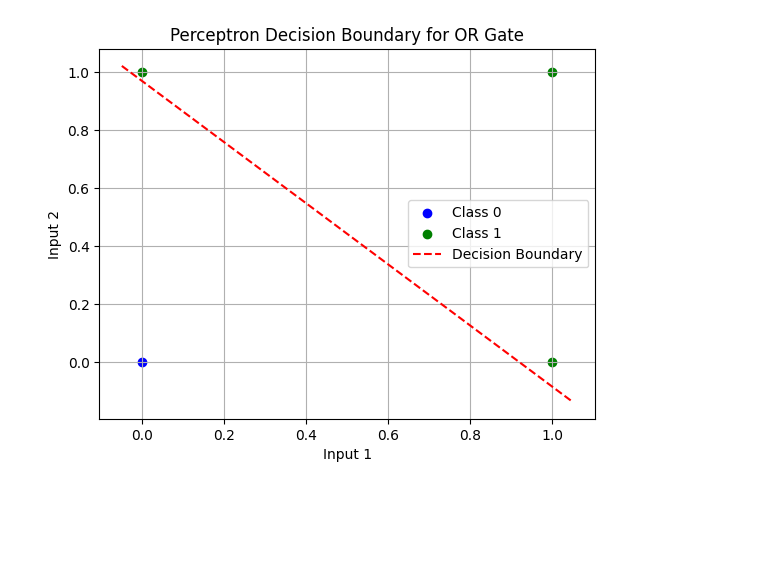
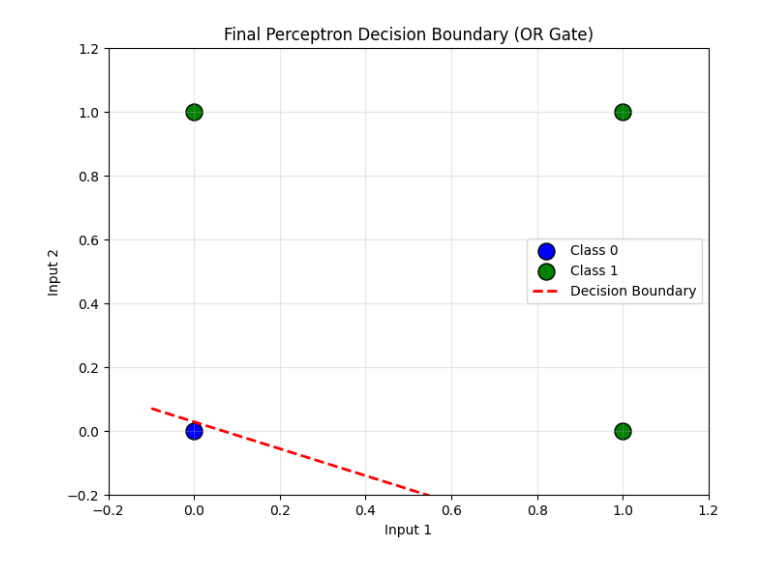
Before and after one commit to AdrianGabryla/MachineLearning, a Jupyter notebook: perceptron.ipynb, the cells around one changed output. Saved outputs shown, nothing was run; the diff lists cells and outputs as text; code cells hidden in the pictures; blank space fills up the shorter version.

```diff
--- a/perceptron.ipynb
+++ b/perceptron.ipynb
@@ -58,0 +29,16 @@ def decision_boundary(x,weights):
+# %%
+for epoch in range(epochs):
+    error_sum = 0
+    for row in augmented_X:
+        x = np.array(row[:-1])
+        target = row[-1]
+
+        y = perceptron_model(x, weights, bias)
+        error = target - y
+        error_sum += abs(error)
+
+        weights += lr * error * x
+        bias += lr * error
+
+    if epoch % 2 == 0:
+        print(f"Epoch {epoch}: Error {error_sum}")
@@ -59,28 +56,27 @@ def decision_boundary(x,weights):
 # %%
-import matplotlib.pyplot as plt
+x_interval = np.linspace(-0.1, 1.1, 150)
+y_line = decision_boundary(x_interval, weights, bias)
 
-x_interval = np.linspace(-0.05, 1.05, 150)
-y = decision_boundary(x_interval, weights)
-
-# Extract X (input features) and y_true (target outputs) from augmented_X
-X = np.array([item[:-1] for item in augmented_X])
+X_points = np.array([item[:-1] for item in augmented_X])
 y_true = np.array([item[-1] for item in augmented_X])
 
-# Plot the data points
-for i in range(len(X)):
+plt.figure(figsize=(8, 6))
+
+for i in range(len(X_points)):
     if y_true[i] == 0:
-        plt.scatter(X[i][0], X[i][1], color="blue", label="Class 0" if i == 0 else "")
+        plt.scatter(X_points[i][0], X_points[i][1], color="blue", s=150, edgecolors='k', label="Class 0" if i == 0 else "")
     else:
-        plt.scatter(X[i][0], X[i][1], color="green", label="Class 1" if i == 1 else "")
+        plt.scatter(X_points[i][0], X_points[i][1], color="green", s=150, edgecolors='k', label="Class 1" if i == 1 else "")
 
-# Plot the decision boundary
-plt.plot(x_interval, y, 'r--', label="Decision Boundary")
+plt.plot(x_interval, y_line, 'r--', linewidth=2, label="Decision Boundary")
 
+plt.ylim(-0.2, 1.2)
+plt.xlim(-0.2, 1.2)
 plt.xlabel("Input 1")
 plt.ylabel("Input 2")
-plt.title("Perceptron Decision Boundary for OR Gate")
+plt.title("Final Perceptron Decision Boundary (OR Gate)")
 plt.legend()
-plt.grid(True)
+plt.grid(True, alpha=0.3)
 plt.show()
 # %% [output]
-[figure, old version]
+[figure, new version]
```
Also changed, not shown: parts of 7 cells of this notebook.
